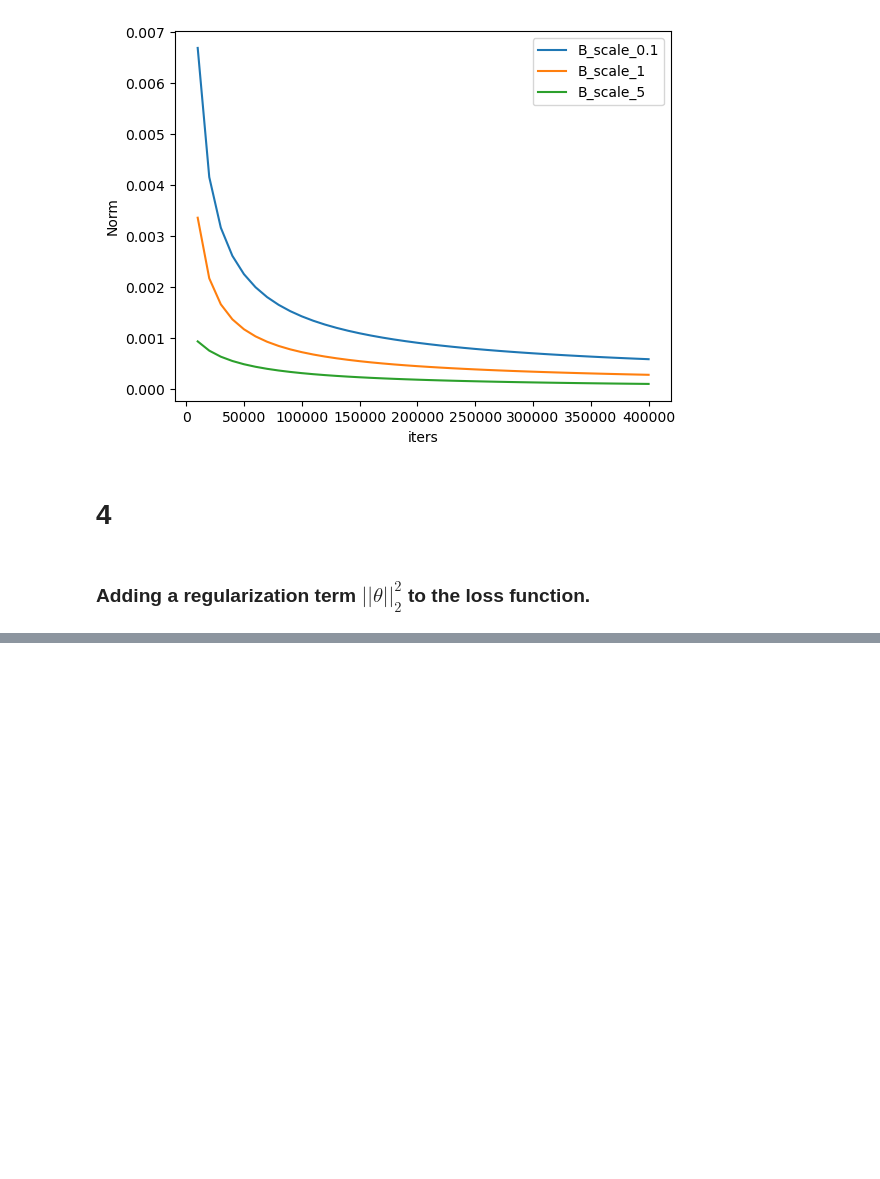
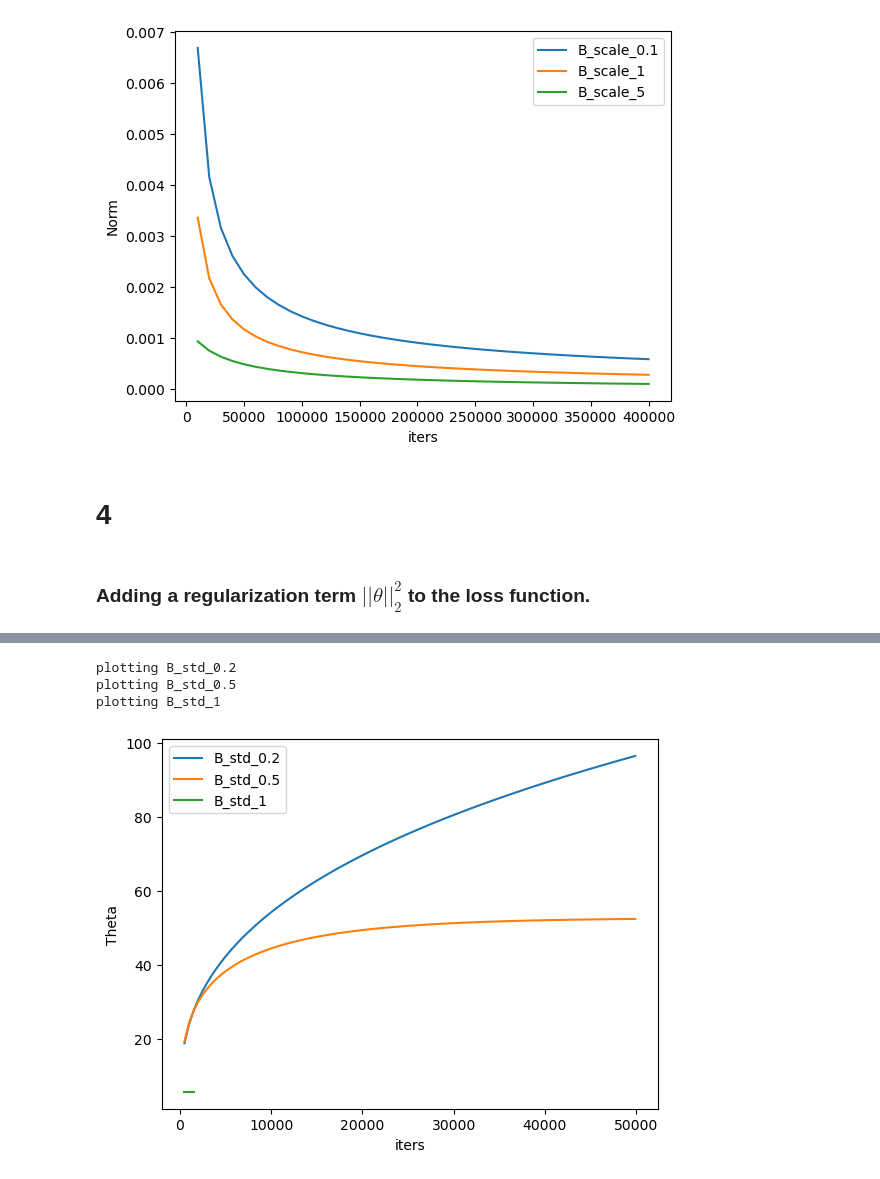
Before and after one commit to maxim5/cs229-2018-autumn, a Jupyter notebook: problem-sets/PS2/MHA's notebooks/PS2_P1.ipynb, the cells around one changed output, grey strips where cells are left out. Drawn from its saved outputs; the diff is of its cells as text; code cells hidden in the pictures; blank space fills up the shorter version.

```diff
--- a/problem-sets/PS2/MHA's notebooks/PS2_P1.ipynb
+++ b/problem-sets/PS2/MHA's notebooks/PS2_P1.ipynb
@@ -268,0 +441,7 @@ plotting B_scale_5
+# %%
+util.plot_lines(iters, ys = ys["thetas"]["B"], x_label='iters', y_label='Theta', labels = labels["B"])
+# %% [output]
+plotting B_std_0.2
+plotting B_std_0.5
+plotting B_std_1
+[figure, added]
```
Also changed, not shown: parts of 38 cells of this notebook, 1 other file.
